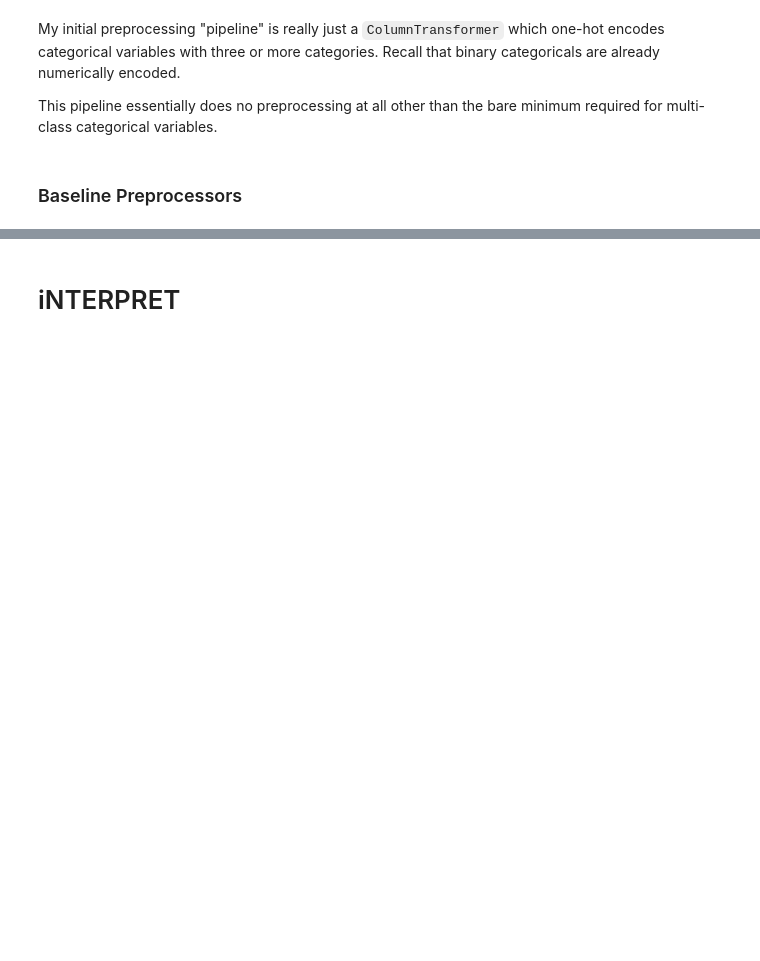
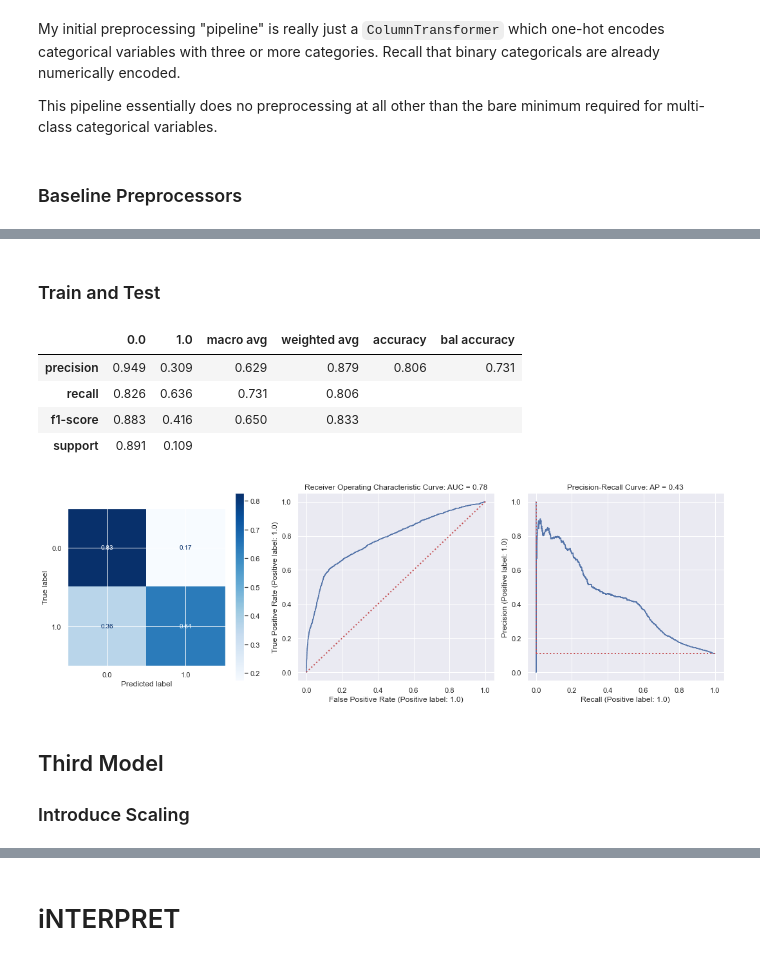
Before and after one commit to ndgigliotti/dsc-phase-3-project, a Jupyter notebook: index.ipynb, the cells around one changed output, grey strips where cells are left out. Cells and saved outputs as stored; diff of their text form; code cells hidden in the pictures; blank space fills up the shorter version.

```diff
--- a/index.ipynb
+++ b/index.ipynb
@@ -904,0 +654,4 @@ Name: coefs, dtype: float64
+# %%
+logit.set_params(class_weight="balanced")
+classifier_pipe["classifier"].set_params(class_weight="balanced")
+classifier_pipe
@@ -904,0 +673,15 @@ Name: coefs, dtype: float64
+# %% [markdown]
+### Train and Test
+# %%
+classifier_pipe.fit(X_train, y_train)
+diagnostics.standard_report(classifier_pipe, X_test, y_test)
+# %% [output]
+|  | 0.0 | 1.0 | macro avg | weighted avg | accuracy | bal accuracy |
+| precision | 0.949 | 0.309 | 0.629 | 0.879 | 0.806 | 0.731 |
+| recall | 0.826 | 0.636 | 0.731 | 0.806 |  |  |
+| f1-score | 0.883 | 0.416 | 0.650 | 0.833 |  |  |
+| support | 0.891 | 0.109 |  |  |  |  |
+[figure, added]
+# %% [markdown]
+## Third Model
+### Introduce Scaling
```
Also changed, not shown: parts of 62 cells of this notebook, 19 other files.
